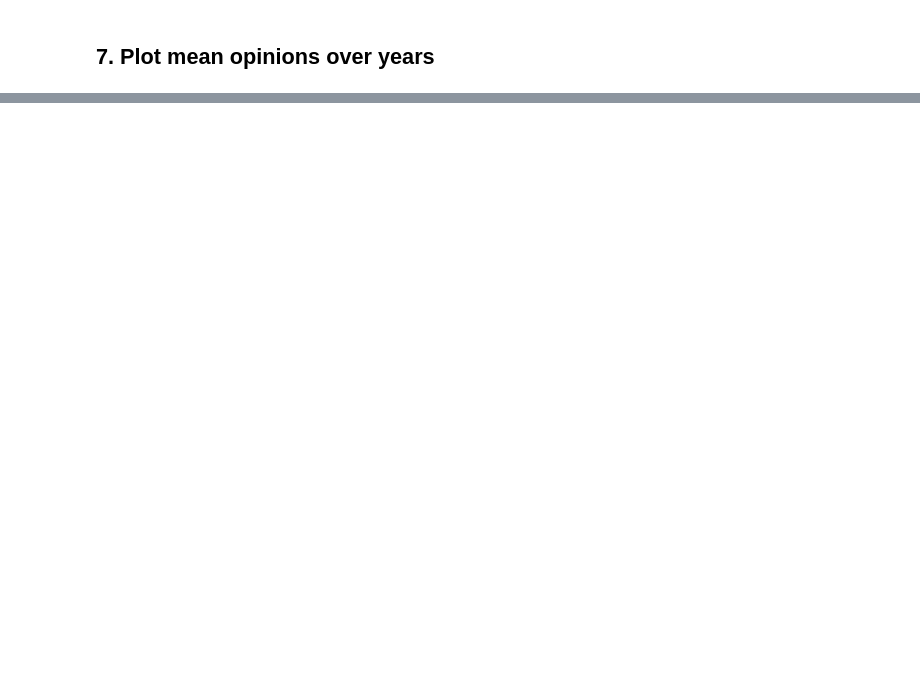
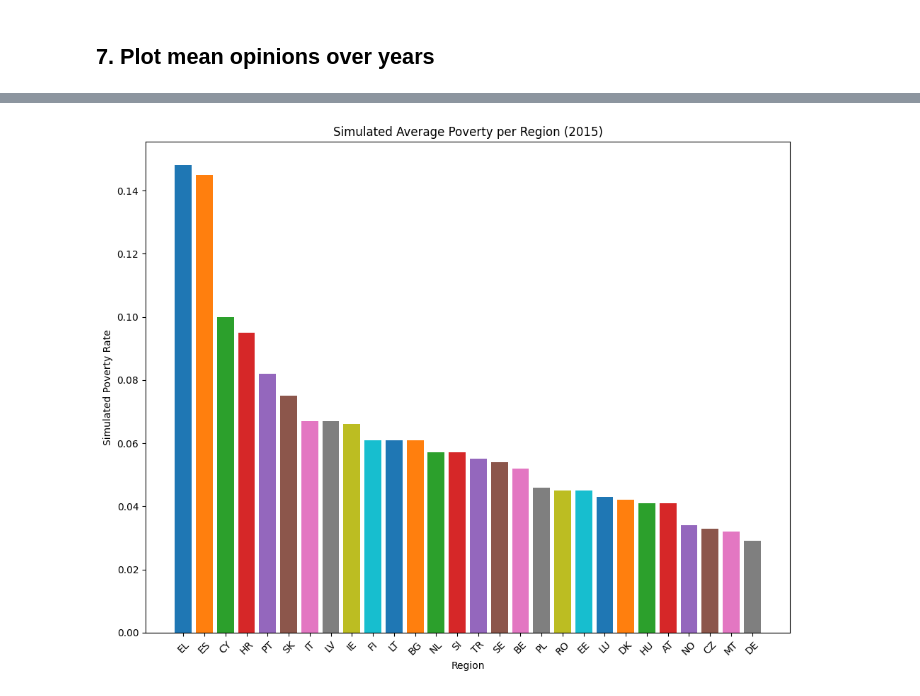
Before and after one commit to tinasophie15/CMSS_Project_Group_15, a Jupyter notebook: src/cmss_group_15.ipynb, the cells around one changed output, grey strips where cells are left out. Drawn from its saved outputs; the diff is of its cells as text; code cells hidden in the pictures; blank space fills up the shorter version.

```diff
--- a/src/cmss_group_15.ipynb
+++ b/src/cmss_group_15.ipynb
@@ -383,0 +424,21 @@ plt.show()
+# %%
+year = '2015'
+poverty_series = poverty_dict[year]
+poverty_data = poverty_series.iloc[0]
+
+sorted_poverty = dict(sorted(poverty_data.items(), key=lambda item: item[1], reverse=True))
+
+region = list(sorted_poverty.keys())
+poverty_mean = list(sorted_poverty.values())
+
+plt.figure(figsize=(10, 8))
+plt.bar(region, poverty_mean, color=sns.color_palette("tab10", len(region)))
+plt.xlabel("Region")
+plt.ylabel("Simulated Poverty Rate")
+plt.title(f"Simulated Average Poverty per Region ({year})")
+plt.xticks(rotation=45)
+plt.tight_layout()
+plt.savefig(result_dir.joinpath(f"mean_poverty_by_region_{year}.pdf"), format="pdf")
+plt.show()
+# %% [output]
+[figure, added]
```
Also changed, not shown: parts of 10 cells of this notebook.
